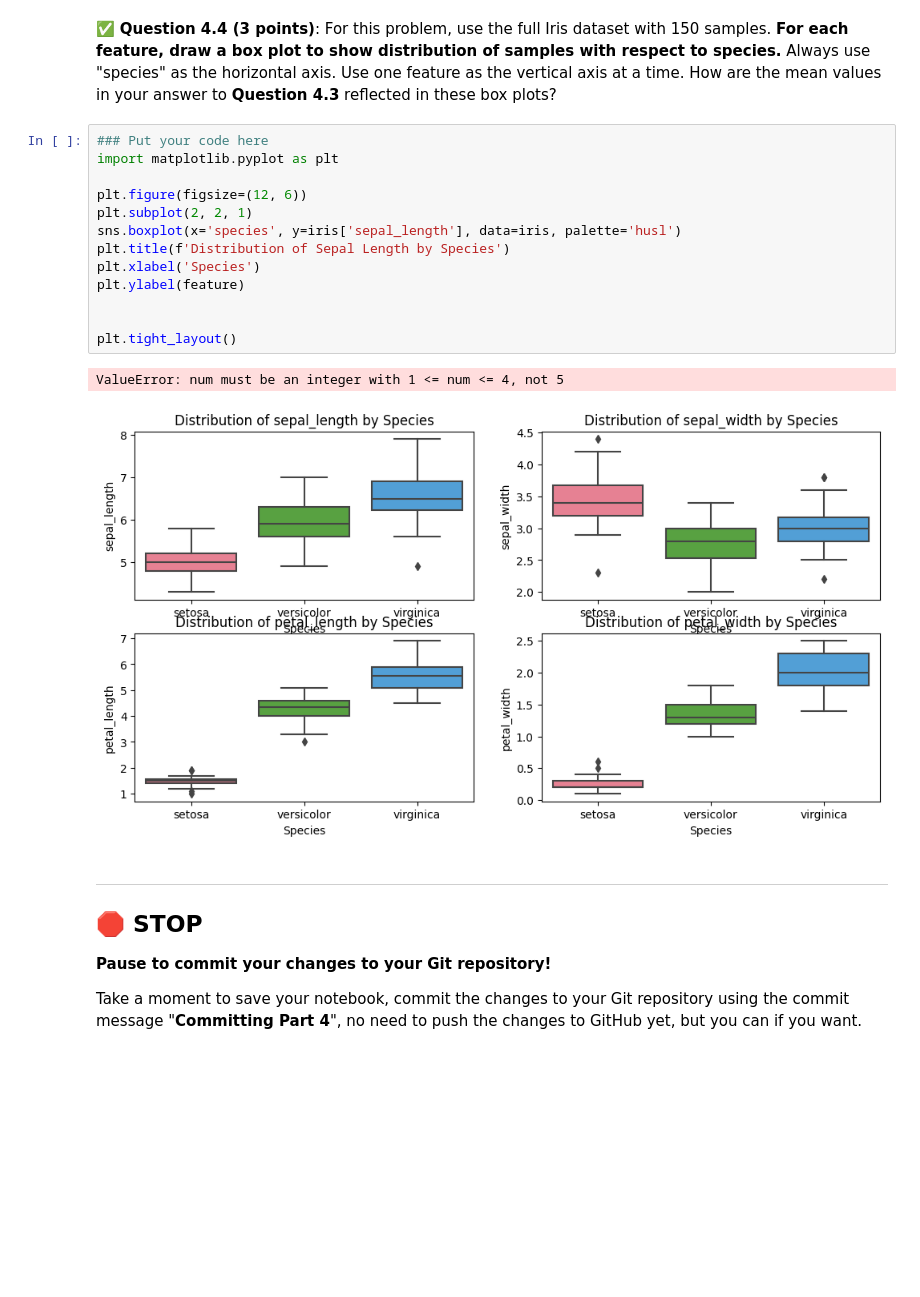
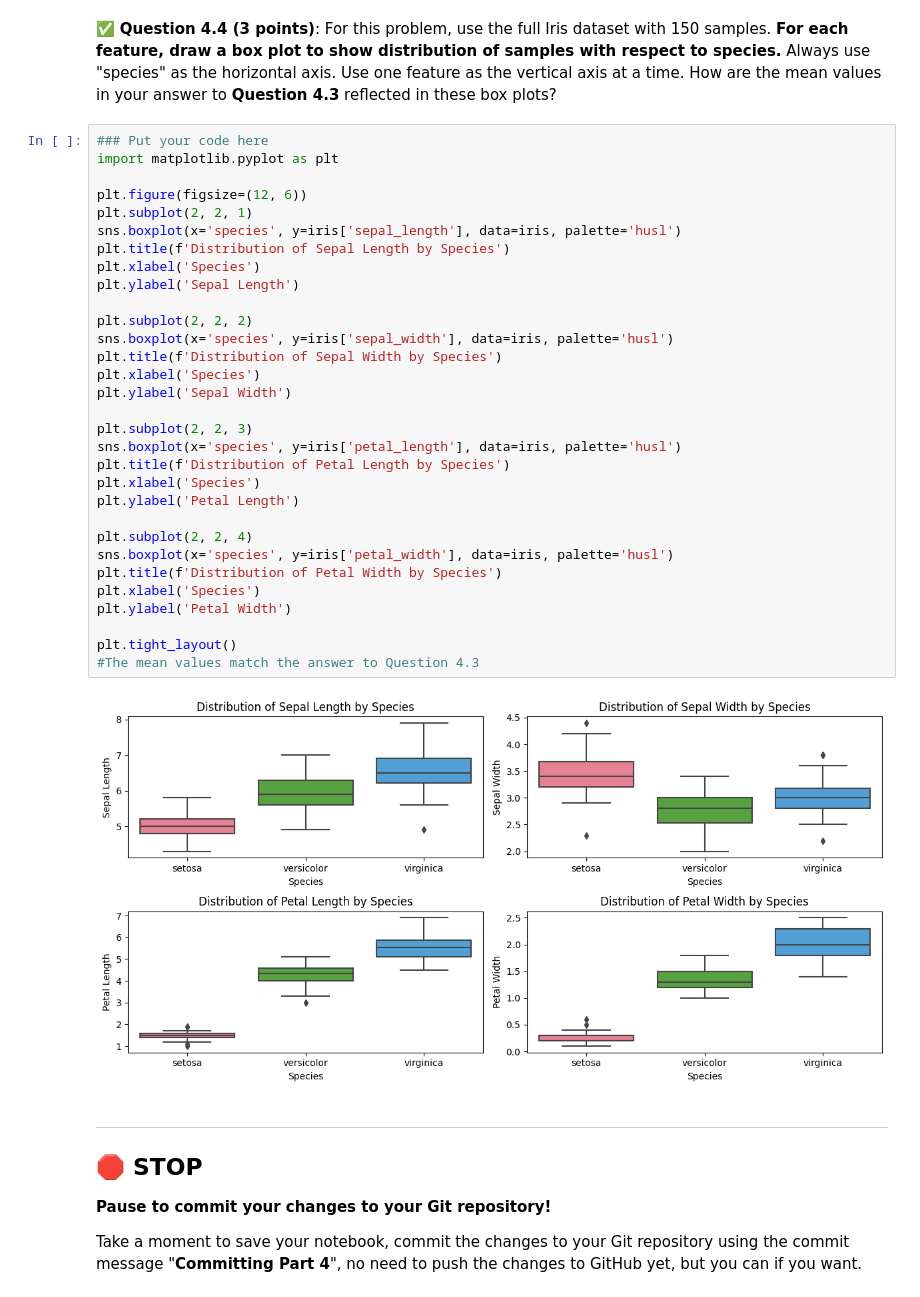
Before and after one commit to mlee3001/CMSE202-s24-turnin, a Jupyter notebook: hw-01/HW-01_GitPracticeDebuggingPythonPackagesAndClasses-STUDENT.ipynb, the cells around one changed output. Drawn from its saved outputs; the diff is of its cells as text; blank space fills up the shorter version.

```diff
--- a/hw-01/HW-01_GitPracticeDebuggingPythonPackagesAndClasses-STUDENT.ipynb
+++ b/hw-01/HW-01_GitPracticeDebuggingPythonPackagesAndClasses-STUDENT.ipynb
@@ -437,19 +437,36 @@ mean_features
 # %%
 ### Put your code here
 import matplotlib.pyplot as plt
 
 plt.figure(figsize=(12, 6))
 plt.subplot(2, 2, 1)
 sns.boxplot(x='species', y=iris['sepal_length'], data=iris, palette='husl')
 plt.title(f'Distribution of Sepal Length by Species')
 plt.xlabel('Species')
-plt.ylabel(feature)
+plt.ylabel('Sepal Length')
 
+plt.subplot(2, 2, 2)
+sns.boxplot(x='species', y=iris['sepal_width'], data=iris, palette='husl')
+plt.title(f'Distribution of Sepal Width by Species')
+plt.xlabel('Species')
+plt.ylabel('Sepal Width')
+
+plt.subplot(2, 2, 3)
+sns.boxplot(x='species', y=iris['petal_length'], data=iris, palette='husl')
+plt.title(f'Distribution of Petal Length by Species')
+plt.xlabel('Species')
+plt.ylabel('Petal Length')
+
+plt.subplot(2, 2, 4)
+sns.boxplot(x='species', y=iris['petal_width'], data=iris, palette='husl')
+plt.title(f'Distribution of Petal Width by Species')
+plt.xlabel('Species')
+plt.ylabel('Petal Width')
 
 plt.tight_layout()
+#The mean values match the answer to Question 4.3
 # %% [output]
-ValueError: num must be an integer with 1 <= num <= 4, not 5
-[figure, old version]
+[figure, new version]
 # %% [markdown]
 ---
 ## &#128721; STOP
```
Also changed, not shown: parts of 12 cells of this notebook.
